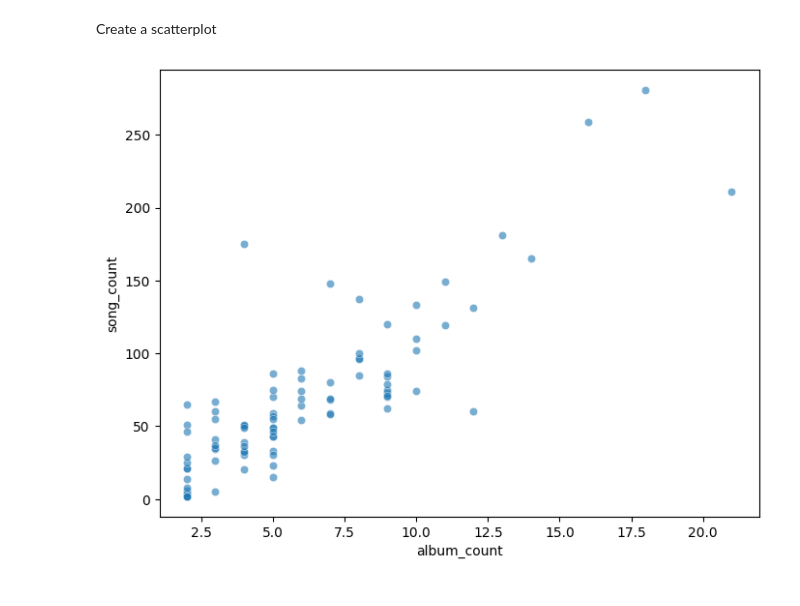
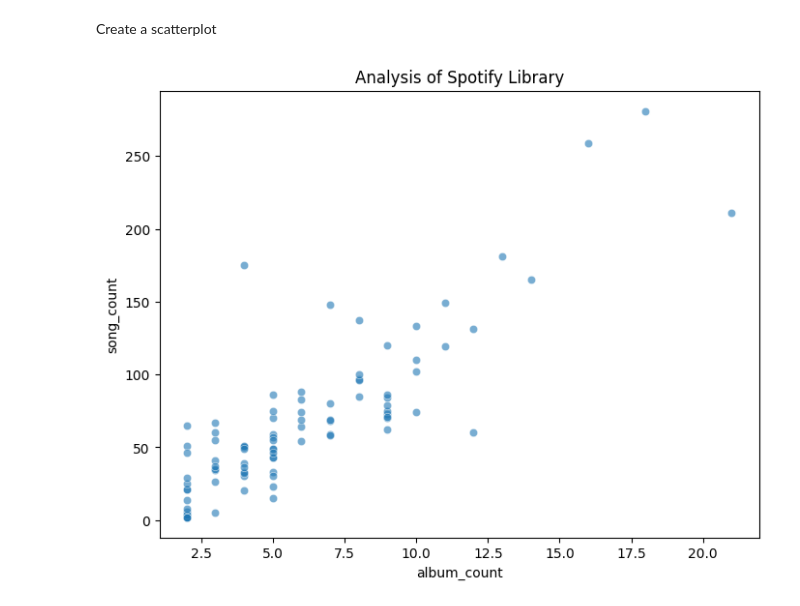
Before and after one commit to HenryGinn/Spotify-Analyser, a Jupyter notebook: Library_EDA.ipynb, the cells around one changed output. Saved outputs shown, nothing was run; the diff lists cells and outputs as text; code cells hidden in the pictures.

```diff
--- a/Library_EDA.ipynb
+++ b/Library_EDA.ipynb
@@ -125,13 +125,13 @@ Create a scatterplot
 # %%
 fig, ax = plt.subplots(figsize=(8,6))
 
 sns.scatterplot(data=df_count,
                 ax=ax,
                 x="album_count",
                 y="song_count",
                 alpha=0.6)
-
+ax.set_title("Analysis of Spotify Library")
 
 plt.show()
 # %% [output]
-[figure, old version]
+[figure, new version]
```
